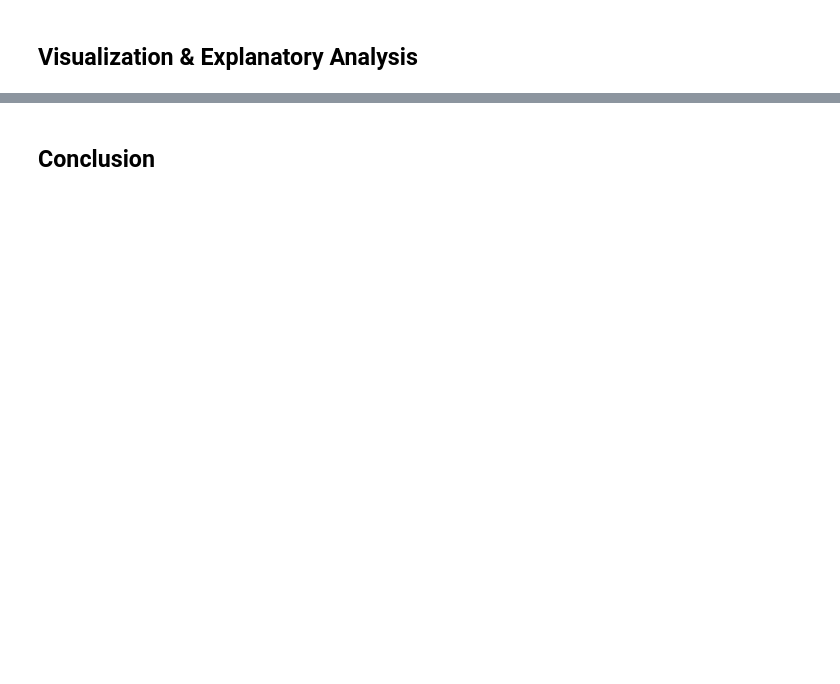
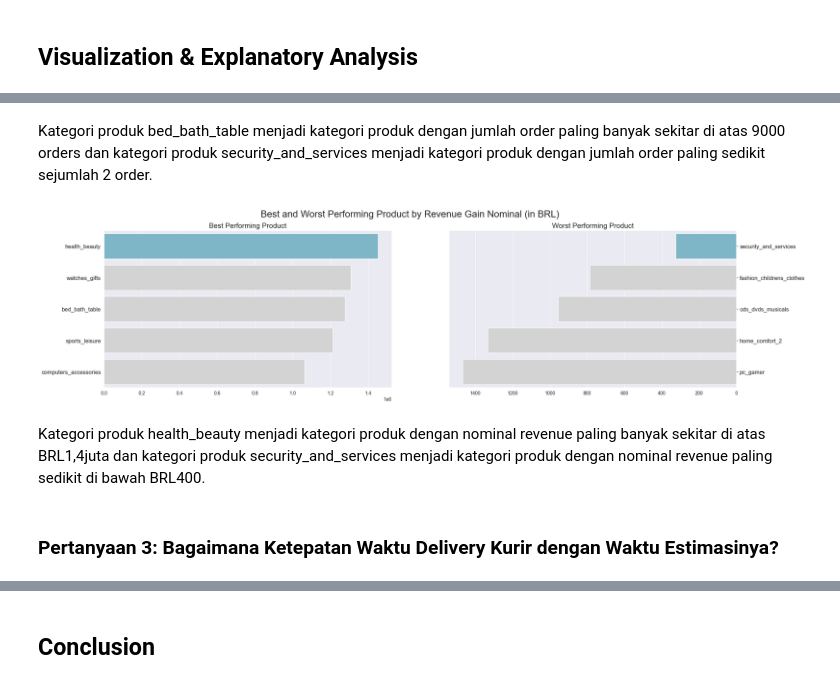
Before and after one commit to tfajarama/python-data-analysis-dashboard, a Jupyter notebook: final-project/submission/notebook.ipynb, the cells around one changed output, grey strips where cells are left out. Drawn from its saved outputs; the diff is of its cells as text; code cells hidden in the pictures; blank space fills up the shorter version.

```diff
--- a/final-project/submission/notebook.ipynb
+++ b/final-project/submission/notebook.ipynb
@@ -30,0 +2886,30 @@
+# %% [markdown]
+Kategori produk bed_bath_table menjadi kategori produk dengan jumlah order paling banyak sekitar di atas 9000 orders dan kategori produk security_and_services menjadi kategori produk dengan jumlah order paling sedikit sejumlah 2 order.
+# %%
+fig, ax = plt.subplots(nrows=1, ncols=2, figsize=(24, 6))
+
+colors = ["#72BCD4", "#D3D3D3", "#D3D3D3", "#D3D3D3", "#D3D3D3"]
+
+sns.barplot(x="total_revenue", y="product_category_name_english", data=all_total_cat_summary.sort_values(by='total_revenue', ascending=False).head(5), palette=colors, ax=ax[0], hue="product_category_name_english", legend=False)
+ax[0].set_ylabel(None)
+ax[0].set_xlabel(None)
+ax[0].set_title("Best Performing Product", loc="center", fontsize=15)
+ax[0].tick_params(axis ='y', labelsize=12)
+
+sns.barplot(x="total_revenue", y="product_category_name_english", data=all_total_cat_summary.sort_values(by='total_revenue', ascending=True).head(5), palette=colors, ax=ax[1], hue="product_category_name_english", legend=False)
+ax[1].set_ylabel(None)
+ax[1].set_xlabel(None)
+ax[1].invert_xaxis()
+ax[1].yaxis.set_label_position("right")
+ax[1].yaxis.tick_right()
+ax[1].set_title("Worst Performing Product", loc="center", fontsize=15)
+ax[1].tick_params(axis='y', labelsize=12)
+
+plt.suptitle("Best and Worst Performing Product by Revenue Gain Nominal (in BRL)", fontsize=20)
+plt.show()
+# %% [output]
+[figure, added]
+# %% [markdown]
+Kategori produk health_beauty menjadi kategori produk dengan nominal revenue paling banyak sekitar di atas BRL1,4juta dan kategori produk security_and_services menjadi kategori produk dengan nominal revenue paling sedikit di bawah BRL400.
+# %% [markdown]
+### Pertanyaan 3: Bagaimana Ketepatan Waktu Delivery Kurir dengan Waktu Estimasinya?
```
Also changed, not shown: parts of 354 cells of this notebook, 1 other file.
